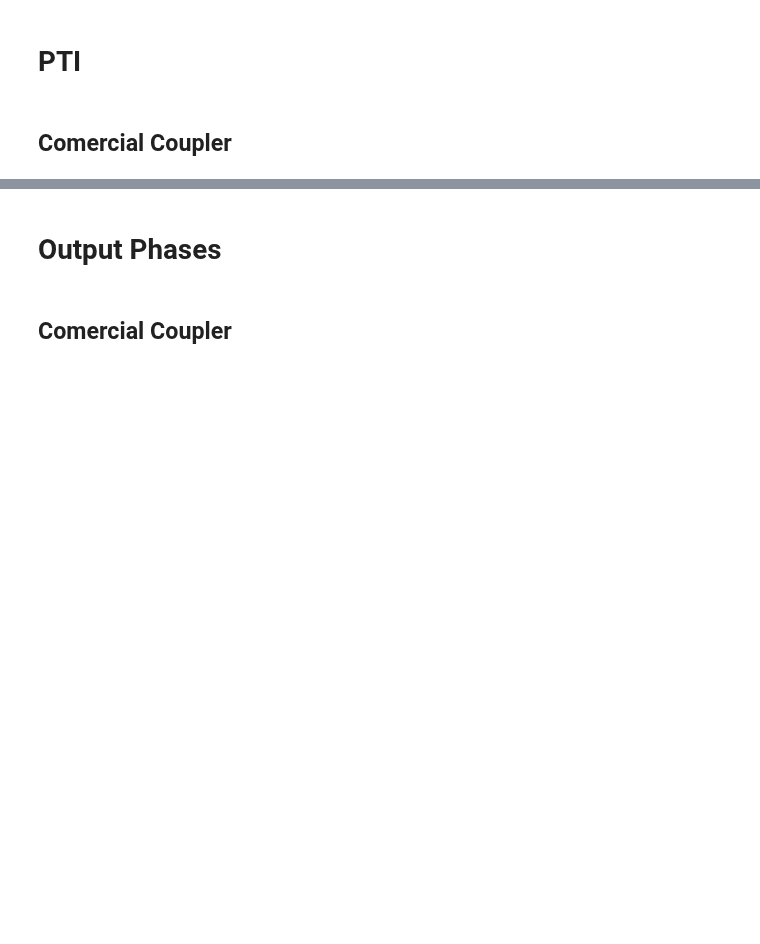
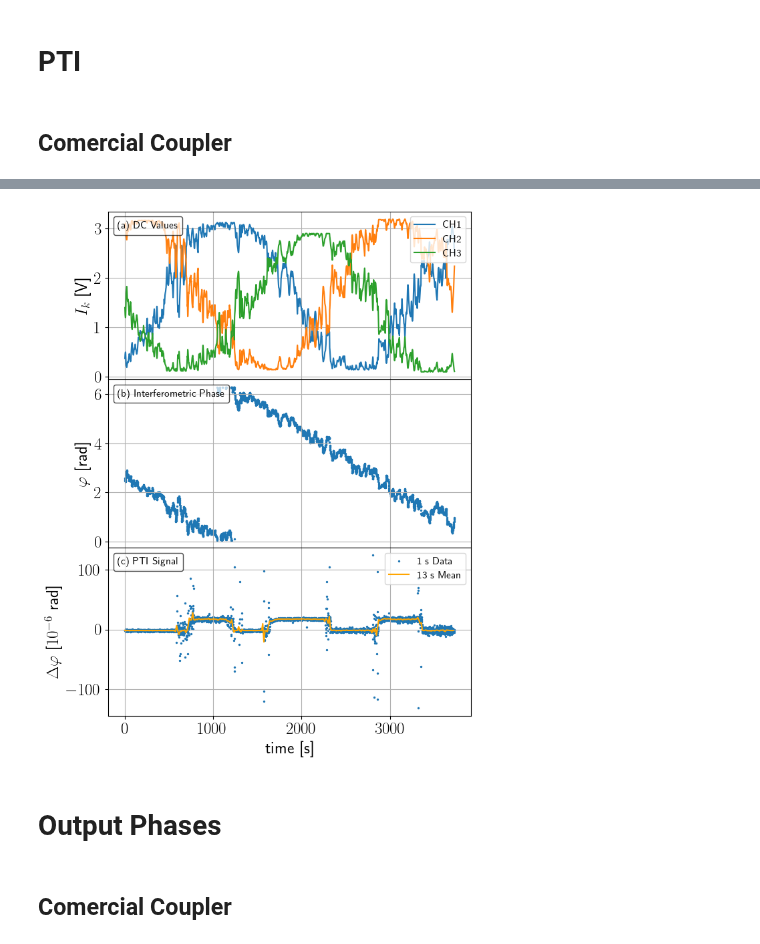
Before and after one commit to bilaljo/MiniPTI, a Jupyter notebook: notebooks/pti.ipynb, the cells around one changed output, grey strips where cells are left out. Saved outputs shown, nothing was run; the diff lists cells and outputs as text; code cells hidden in the pictures; blank space fills up the shorter version.

```diff
--- a/notebooks/pti.ipynb
+++ b/notebooks/pti.ipynb
@@ -134,10 +138,10 @@ plt.show()
 # %% [markdown]
 ## Comercial Coupler
 # %%
-pti_comercial = pti_inversion_comercial["PTI Signal"]
-pti_mean_comercial = np.mean(np.array(pti_comercial).reshape(-1, 8), axis=1)
+pti_comercial = pti_inversion_comercial["PTI Signal"][:3731] * (1e6)
+pti_mean_comercial = np.mean(np.array(pti_comercial).reshape(-1, 13), axis=1)
 time_mean_comercial = np.arange(pti_mean_comercial.size)
-time_mean_comercial *= 8
+time_mean_comercial *= 13
 # %%
 plt.plot(time_mean_comercial, -pti_mean_comercial, label="Low Pass Filtered (13 s Mean)")
 plt.scatter(range(len(pti_comercial)), -pti_comercial, color="orange", s=2, label="1 s Data")
@@ -156,7 +162,6 @@ plt.ylabel(r"$\Delta\varphi$ [$10^{-6}$ rad]", fontsize=12)
 plt.legend(fontsize=11)
 plt.show()
 # %%
-%matplotlib inline
 plt.rcParams['text.usetex'] = True
 plt.rcParams['font.size'] = 18
 from matplotlib.offsetbox import AnchoredText
@@ -169,50 +174,52 @@ ax2 = plt.subplot(312)
 ax4 = plt.subplot(313)
 
 
-ax1.plot(t, decimation_data_comercial["DC CH1"], label="CH1")
-ax1.plot(t, decimation_data_comercial["DC CH2"], label= "CH2")
-ax1.plot(t, decimation_data_comercial["DC CH3"], label="CH3")
+ax1.plot(t[:3731], decimation_data_comercial["DC CH1"][:3731], label="CH1")
+ax1.plot(t[:3731], decimation_data_comercial["DC CH2"][:3731], label= "CH2")
+ax1.plot(t[:3731], decimation_data_comercial["DC CH3"][:3731], label="CH3")
 
-ax2.scatter(t, phases_comercial, s=2)
+ax2.scatter(t[:3731], phases_comercial[:3731], s=2)
 
 
-ax4.scatter(t, -pti_comercial * 1e6, s=2, label="1 s Data")
-ax4.plot(time_mean_comercial, -pti_mean_comercial * 1e6, "orange", label="13 s Mean")
+ax4.scatter(t, pti_comercial, s=2, label="1 s Data")
+ax4.plot(time_mean_comercial, pti_mean_comercial, "orange", label="13 s Mean")
 
 at1 = AnchoredText("(a) DC Values", prop=dict(size=11), frameon=True, loc='upper left')
 at2 = AnchoredText("(b) Interferometric Phase", prop=dict(size=11), frameon=True, loc='upper left')
 at4 = AnchoredText("(c) PTI Signal", prop=dict(size=11), frameon=True, loc='upper left')
 
 at1.patch.set(alpha=0.7)
 at1.patch.set_boxstyle('round, pad=0, rounding_size=0.2')
 at2.patch.set(alpha=0.7)
 at2.patch.set_boxstyle('round, pad=0, rounding_size=0.2')
 at4.patch.set(alpha=0.7)
 at4.patch.set_boxstyle('round, pad=0, rounding_size=0.2')
 
 ax1.get_shared_x_axes().join(ax1, ax2, ax4)
 ax1.set_xticklabels([])
 ax1.grid()
 ax1.set_ylabel(r"$I_k$ [V]")
-ax1.legend(loc="upper right")
+ax1.legend(loc="upper right", fontsize=11)
 ax1.add_artist(at1)
 
 ax2.set_xticklabels([])
 ax2.grid()
 ax2.set_ylabel(r"$\varphi$ [rad]")
 ax2.add_artist(at2)
 
 ax4.grid()
 ax4.set_xlabel("time [s]")
 ax4.set_ylabel(r"$\Delta \varphi$ [$10^{-6}$ rad]")
-ax4.legend(loc="upper right")
+ax4.legend(loc="upper right", fontsize=11)
 ax4.add_artist(at4)
 
 plt.subplots_adjust(hspace=.0)
 
 ax2.autoscale()
 ax4.autoscale()
 plt.savefig(fname="comercial.pdf", dpi=400, bbox_inches='tight')
+# %% [output]
+[figure, added]
 # %%
 %matplotlib tk
 import numpy as np
```
Also changed, not shown: parts of 3 cells of this notebook, 10 other files.
